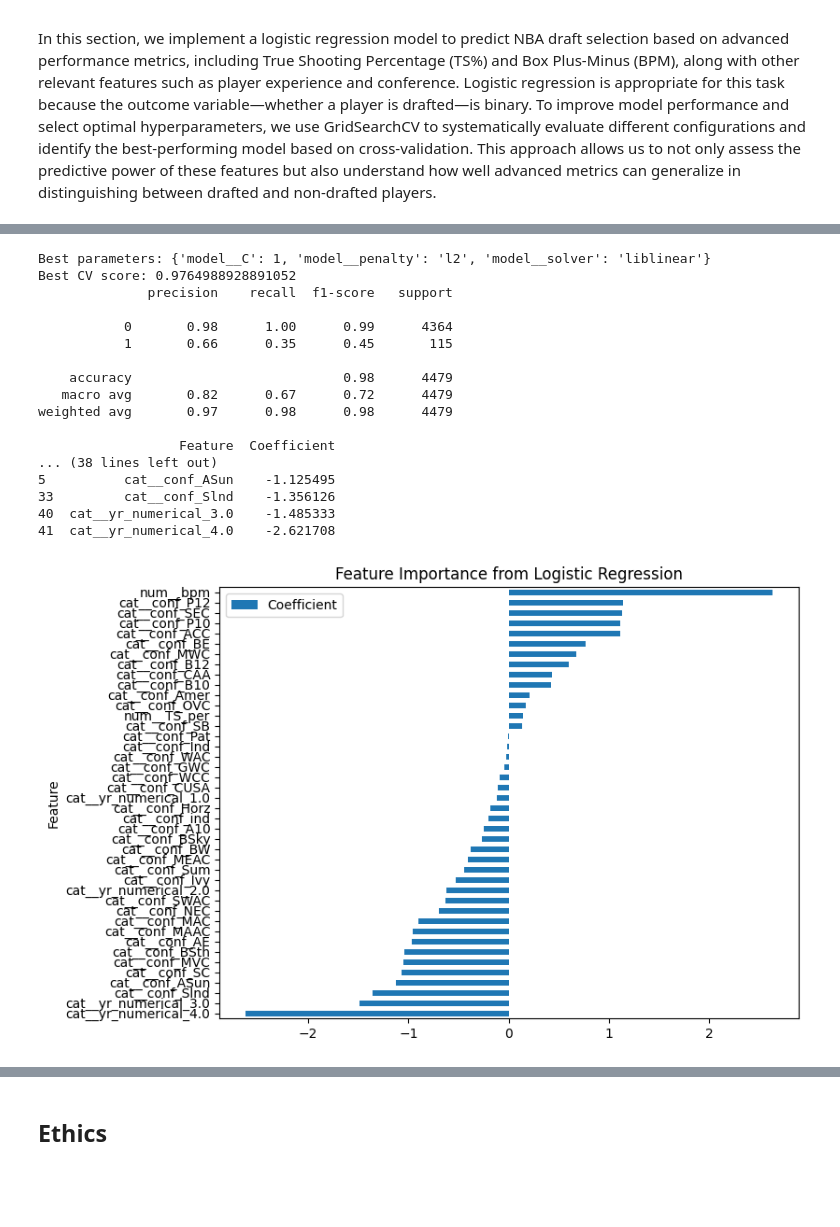
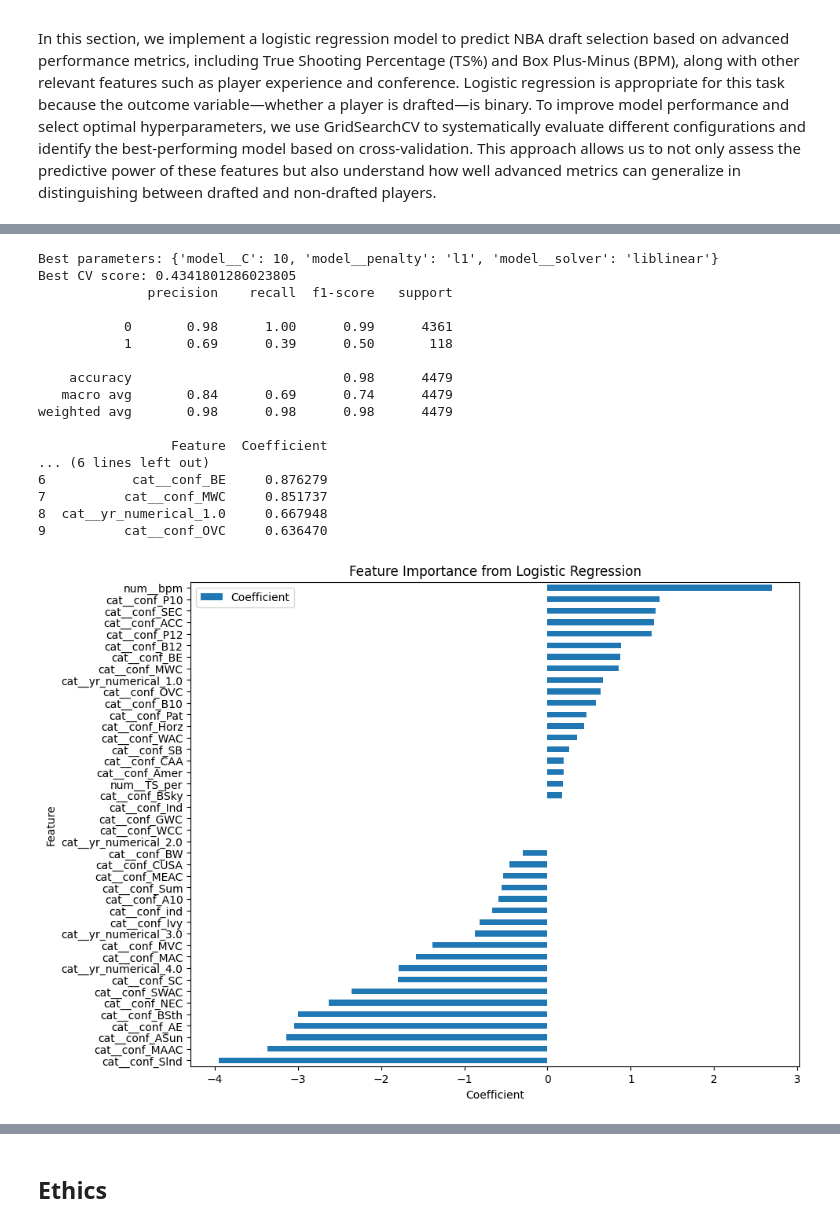
Before and after one commit to COGS108/Group044_WI26, a Jupyter notebook: 03-FinalProject.ipynb, the cells around one changed output, grey strips where cells are left out. Saved outputs shown, nothing was run; the diff lists cells and outputs as text; code cells hidden in the pictures; blank space fills up the shorter version.

```diff
--- a/03-FinalProject.ipynb
+++ b/03-FinalProject.ipynb
@@ -527,7 +369,7 @@ grid_search = GridSearchCV(
     pipeline,
     param_grid,
     cv=5,
-    scoring="accuracy",
+    scoring="f1",
     n_jobs=-1
 )
 
@@ -539,54 +381,47 @@ print("Best CV score:", grid_search.best_score_)
 best_model = grid_search.best_estimator_
 
 y_pred = best_model.predict(X_test)
 
 print(classification_report(y_test, y_pred))
 
 
 model = best_model.named_steps["model"]
 feature_names = best_model.named_steps["preprocessor"].get_feature_names_out()
 coef_df = pd.DataFrame({
     "Feature": feature_names,
     "Coefficient": model.coef_[0]
 })
 
-coef_df = coef_df.sort_values(by="Coefficient", ascending=False)
+coef_df = coef_df.sort_values(by="Coefficient", ascending=False).reset_index(drop=True)
 
-print(coef_df)
+print(coef_df.head(10))
 
 coef_df.sort_values("Coefficient").plot(
     x="Feature",
     y="Coefficient",
     kind="barh",
-    figsize=(8,6)
+    figsize=(10,8)
 )
 
 plt.title("Feature Importance from Logistic Regression")
+plt.xlabel("Coefficient")
 plt.show()
-
-import seaborn as sns
-
-corr_matrix = cleaned_df[["TS_per", "bpm", "yr_numerical"]].corr()
-
-sns.heatmap(corr_matrix, annot=True, cmap="coolwarm")
-plt.title("Feature Correlation Matrix")
-plt.show()
 # %% [output]
-Best parameters: {'model__C': 1, 'model__penalty': 'l2', 'model__solver': 'liblinear'}
-Best CV score: 0.9764988928891052
+Best parameters: {'model__C': 10, 'model__penalty': 'l1', 'model__solver': 'liblinear'}
+Best CV score: 0.4341801286023805
               precision    recall  f1-score   support
 
-           0       0.98      1.00      0.99      4364
-           1       0.66      0.35      0.45       115
+           0       0.98      1.00      0.99      4361
+           1       0.69      0.39      0.50       118
 
     accuracy                           0.98      4479
-   macro avg       0.82      0.67      0.72      4479
-weighted avg       0.97      0.98      0.98      4479
+   macro avg       0.84      0.69      0.74      4479
+weighted avg       0.98      0.98      0.98      4479
 
-                  Feature  Coefficient
-... (38 lines left out)
-5          cat__conf_ASun    -1.125495
-33         cat__conf_Slnd    -1.356126
-40  cat__yr_numerical_3.0    -1.485333
-41  cat__yr_numerical_4.0    -2.621708
+                 Feature  Coefficient
+... (6 lines left out)
+6           cat__conf_BE     0.876279
+7          cat__conf_MWC     0.851737
+8  cat__yr_numerical_1.0     0.667948
+9          cat__conf_OVC     0.636470
-[figure, old version]
+[figure, new version]
```
Also changed, not shown: parts of 27 cells of this notebook.
